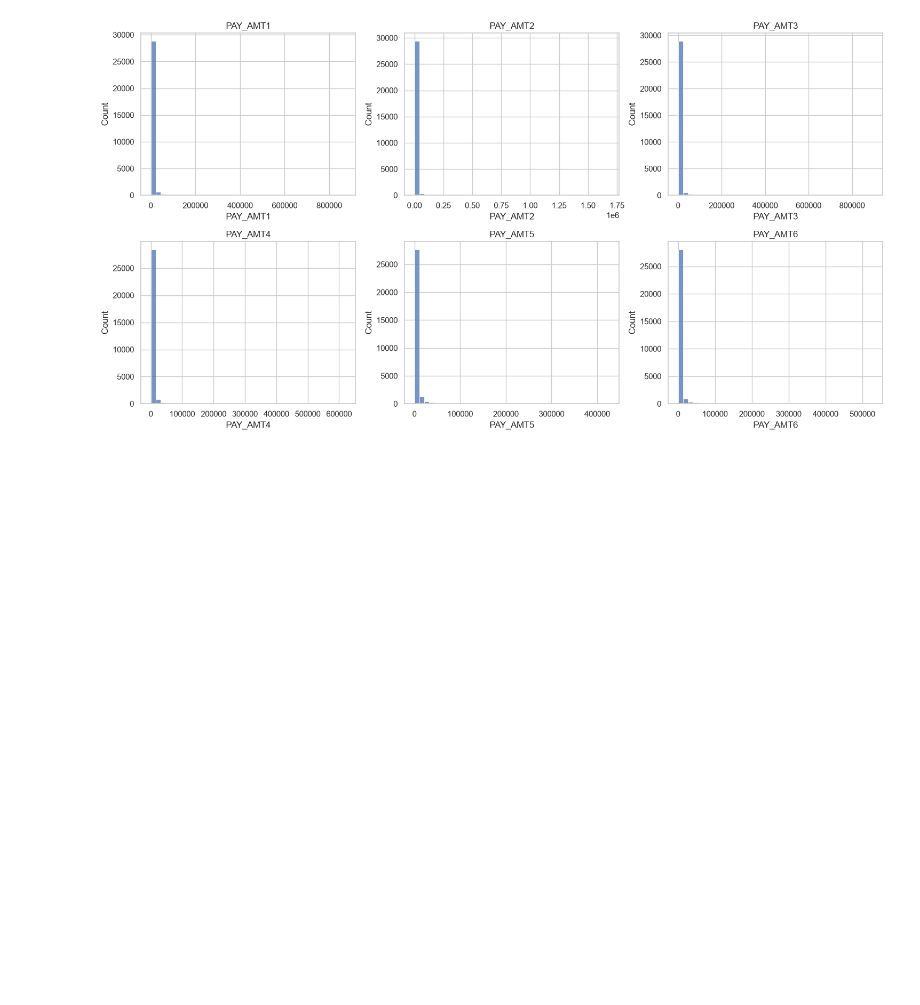
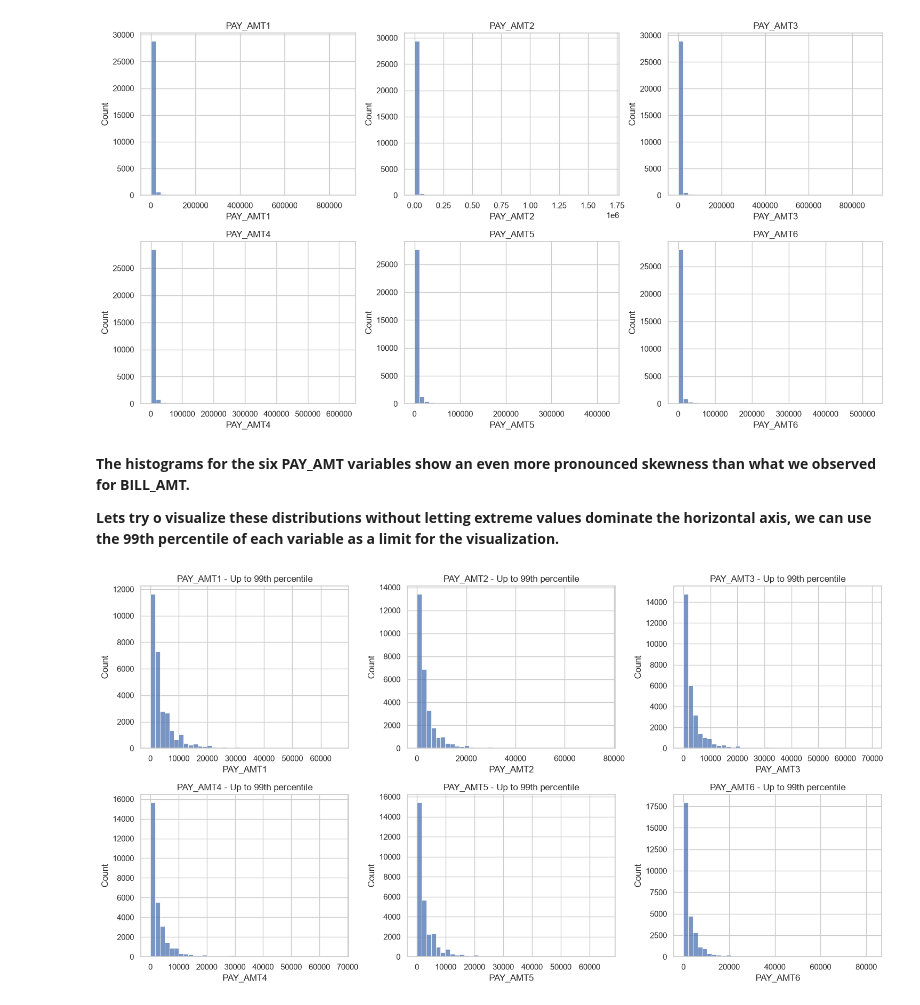
Before and after one commit to rafaelpd887/credit-pd, a Jupyter notebook: notebooks/01_univariate_analysis.ipynb, the cells around one changed output. Saved outputs shown, nothing was run; the diff lists cells and outputs as text; code cells hidden in the pictures; blank space fills up the shorter version.

```diff
--- a/notebooks/Exploratory Data Analysis.ipynb
+++ b/notebooks/01_univariate_analysis.ipynb
@@ -482,3 +481,28 @@ plt.tight_layout()
 plt.show()
 # %% [output]
 [figure]
+# %% [markdown]
+__The histograms for the six PAY_AMT variables show an even more pronounced skewness than what we observed for BILL_AMT.__
+
+__Lets try o visualize these distributions without letting extreme values dominate the horizontal axis, we can use the 99th percentile of each variable as a limit for the visualization.__
+# %%
+fig, axes = plt.subplots(2, 3, figsize=(15, 8))
+
+for ax, col in zip(axes.flat, payment_columns):
+
+    upper_limit = df[col].quantile(0.99)
+
+    sns.histplot(
+        data=df[df[col] <= upper_limit],
+        x=col,
+        bins=40,
+        ax=ax
+    )
+
+    ax.set_title(f"{col} - Up to 99th percentile")
+    ax.ticklabel_format(style="plain", axis="x")
+
+plt.tight_layout()
+plt.show()
+# %% [output]
+[figure, added]
```
Also changed, not shown: parts of 15 cells of this notebook, 4 other files.
